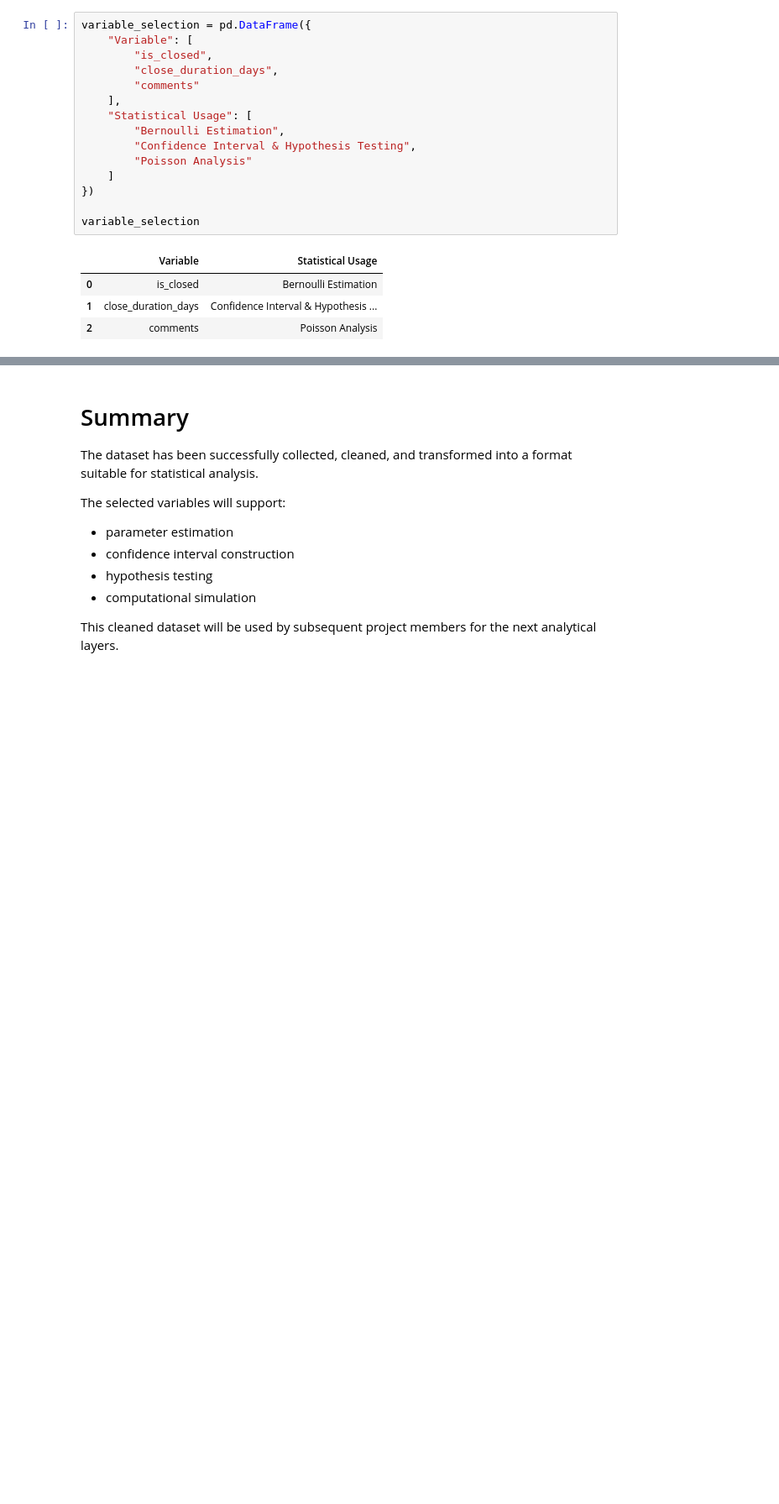
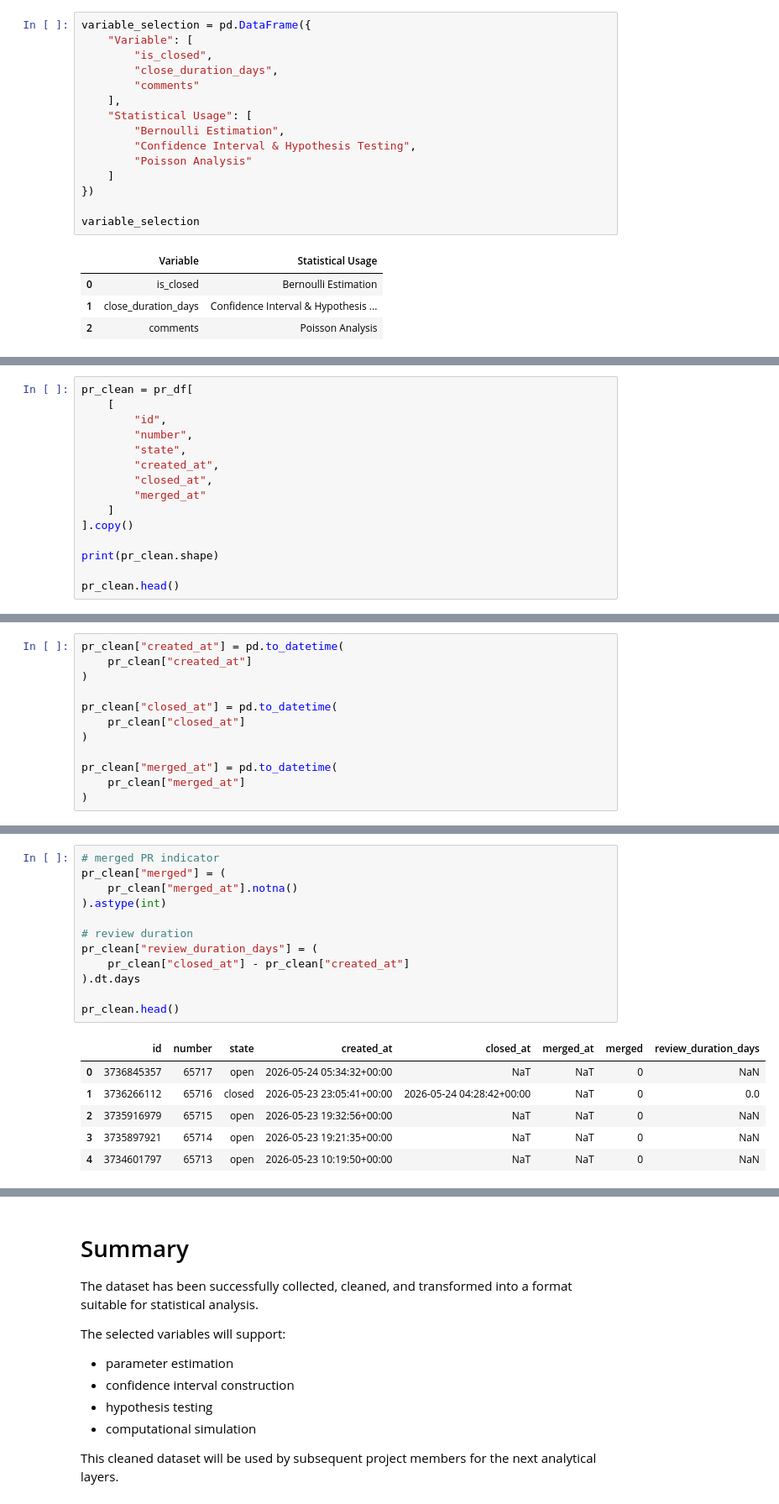
Before and after one commit to aqilfadria/stat-audit-pandas-sti-2026, a Jupyter notebook: notebooks/01_eda.ipynb, the cells around one changed output, grey strips where cells are left out. Shown at 84% size. Saved outputs shown, nothing was run; the diff lists cells and outputs as text; blank space fills up the shorter version.

Commit message:
add pull request dataset and cleaning workflow

```diff
--- a/notebooks/01_eda.ipynb
+++ b/notebooks/01_eda.ipynb
@@ -389,0 +431,15 @@ pull_requests_raw.csv saved.
+# %%
+pr_clean = pr_df[
+    [
+        "id",
+        "number",
+        "state",
+        "created_at",
+        "closed_at",
+        "merged_at"
+    ]
+].copy()
+
+print(pr_clean.shape)
+
+pr_clean.head()
@@ -389,0 +460,12 @@ pull_requests_raw.csv saved.
+# %%
+pr_clean["created_at"] = pd.to_datetime(
+    pr_clean["created_at"]
+)
+
+pr_clean["closed_at"] = pd.to_datetime(
+    pr_clean["closed_at"]
+)
+
+pr_clean["merged_at"] = pd.to_datetime(
+    pr_clean["merged_at"]
+)
@@ -389,0 +481,19 @@ pull_requests_raw.csv saved.
+# %%
+# merged PR indicator
+pr_clean["merged"] = (
+    pr_clean["merged_at"].notna()
+).astype(int)
+
+# review duration
+pr_clean["review_duration_days"] = (
+    pr_clean["closed_at"] - pr_clean["created_at"]
+).dt.days
+
+pr_clean.head()
+# %% [output]
+|  | id | number | state | created_at | closed_at | merged_at | merged | review_duration_days |
+| 0 | 3736845357 | 65717 | open | 2026-05-24 05:34:32+00:00 | NaT | NaT | 0 | NaN |
+| 1 | 3736266112 | 65716 | closed | 2026-05-23 23:05:41+00:00 | 2026-05-24 04:28:42+00:00 | NaT | 0 | 0.0 |
+| 2 | 3735916979 | 65715 | open | 2026-05-23 19:32:56+00:00 | NaT | NaT | 0 | NaN |
+| 3 | 3735897921 | 65714 | open | 2026-05-23 19:21:35+00:00 | NaT | NaT | 0 | NaN |
+| 4 | 3734601797 | 65713 | open | 2026-05-23 10:19:50+00:00 | NaT | NaT | 0 | NaN |
```
Also changed, not shown: parts of 12 cells of this notebook, 2 other files.
